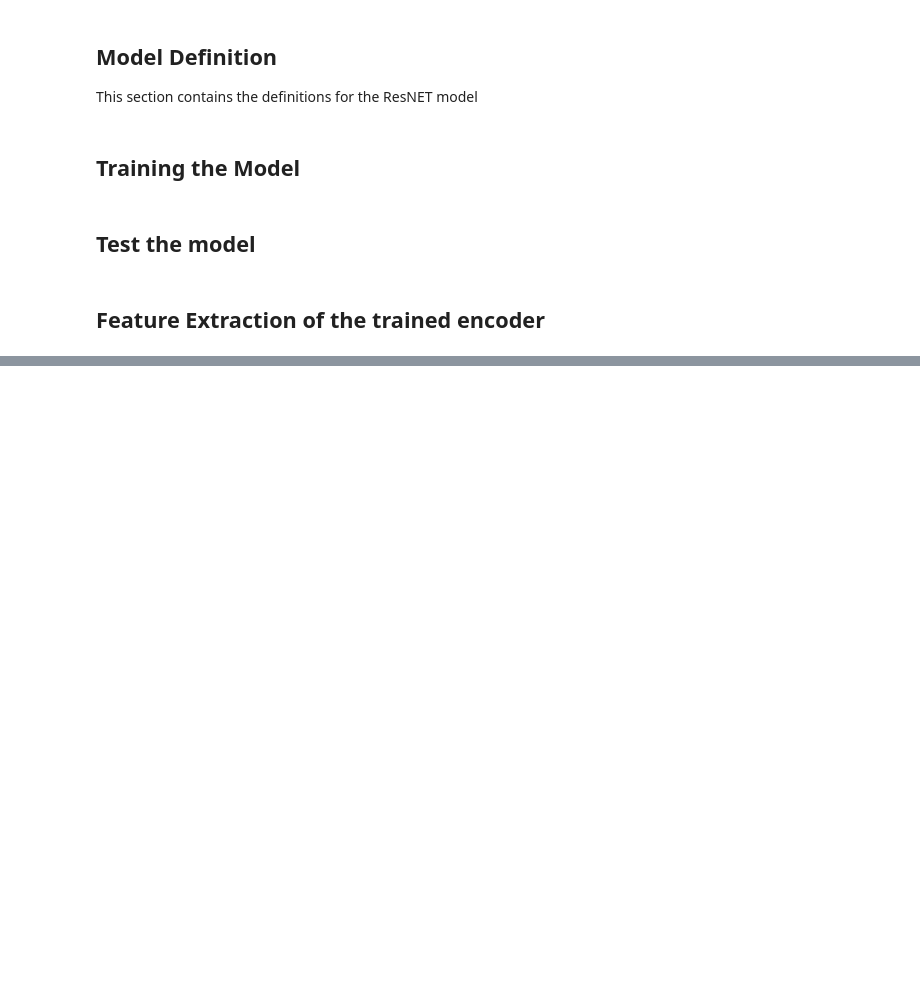
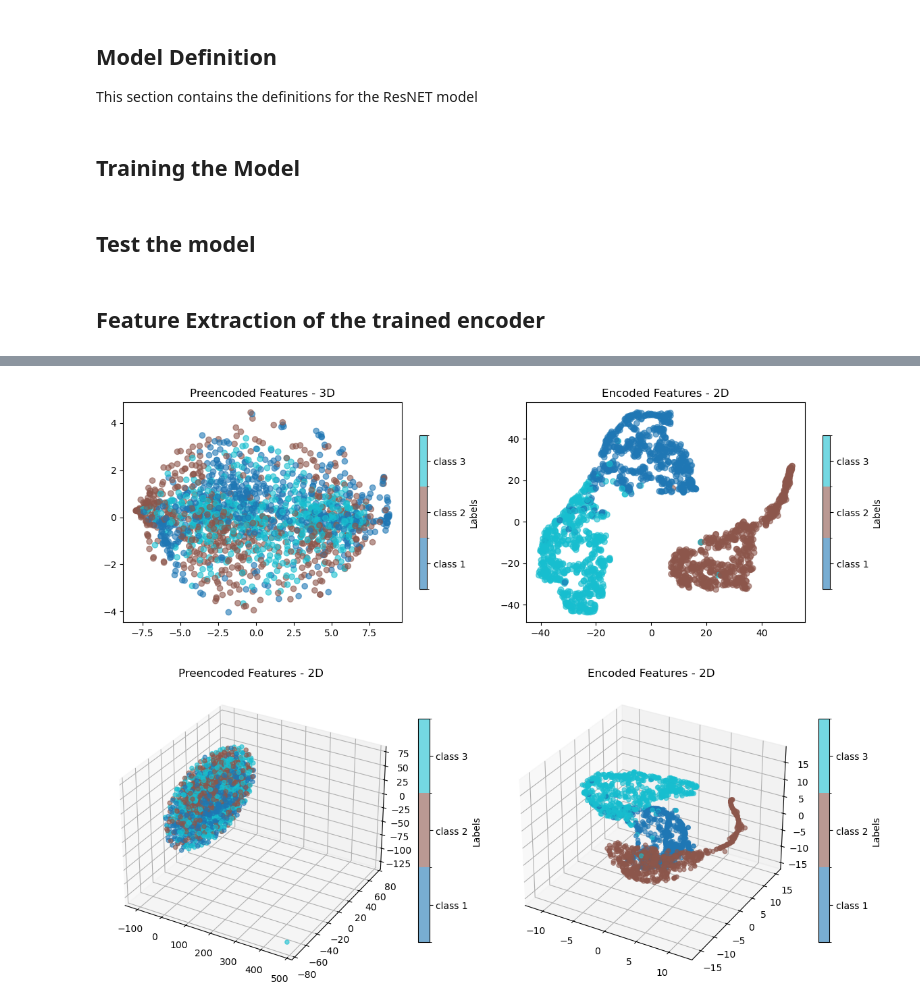
Before and after one commit to aymaneaaquil/COMP432-GroupD, a Jupyter notebook: resnet-34.ipynb, the cells around one changed output, grey strips where cells are left out. Saved outputs shown, nothing was run; the diff lists cells and outputs as text; code cells hidden in the pictures; blank space fills up the shorter version.

Commit message:
add graphs for visualizing original and encoded features using T-SNE

```diff
--- a/resnet-34.ipynb
+++ b/resnet-34.ipynb
@@ -353,0 +358,67 @@ KeyboardInterrupt:
+# %%
+def plot_tsne_2d(preencoded, encoded, labels, axes, label_tags=["class 1", "class 2", "class 3"]):
+    # Define a discrete colormap with boundaries based on unique labels
+    unique_labels = np.unique(labels)
+    cmap = plt.get_cmap('tab10', len(unique_labels))
+    norm = mcolors.BoundaryNorm(boundaries=np.arange(len(unique_labels) + 1) - 0.5, ncolors=len(unique_labels))
+
+    scatter1 = axes[0].scatter(preencoded[:, 0], preencoded[:, 1], c=labels, cmap=cmap, norm=norm, alpha=0.6)
+    axes[0].set_title(f'Preencoded Features - 3D')
+    cbar1 = fig.colorbar(scatter1, ax=axes[0], shrink=0.7, ticks=unique_labels)
+    cbar1.set_label('Labels')
+    cbar1.set_ticks(unique_labels)
+    cbar1.set_ticklabels(label_tags)
+
+
+    scatter2 = axes[1].scatter(encoded[:, 0], encoded[:, 1], c=labels, cmap=cmap, norm=norm, alpha=0.6)
+    axes[1].set_title(f'Encoded Features - 2D')
+    cbar2 = fig.colorbar(scatter2, ax=axes[1], shrink=0.7, ticks=unique_labels)
+    cbar2.set_label('Labels')
+    cbar2.set_ticks(unique_labels)
+    cbar2.set_ticklabels(label_tags)
+
+
+def plot_tsne_3d(preencoded, encoded, labels, label_tags=["class 1", "class 2", "class 3"]):
+    # Define a discrete colormap with boundaries based on unique labels
+    unique_labels = np.unique(labels)
+    cmap = plt.get_cmap('tab10', len(unique_labels))
+    norm = mcolors.BoundaryNorm(boundaries=np.arange(len(unique_labels) + 1) - 0.5, ncolors=len(unique_labels))
+
+    ax1 = fig.add_subplot(2, 2, 1, projection='3d')
+    scatter1 = ax1.scatter(preencoded[:, 0], preencoded[:, 1], preencoded[:, 2], c=labels, cmap=cmap, norm=norm, alpha=0.6)
+    ax1.set_title(f'Preencoded Features - 2D')
+    cbar1 = fig.colorbar(scatter1, ax=ax1, shrink=0.7, ticks=unique_labels)
+    cbar1.set_label('Labels')
+    cbar1.set_ticks(unique_labels)
+    cbar1.set_ticklabels(label_tags)
+
+    ax2 = fig.add_subplot(2, 2, 2, projection='3d')
+    scatter2 = ax2.scatter(encoded[:, 0], encoded[:, 1], encoded[:, 2], c=labels, cmap=cmap, norm=norm, alpha=0.6)
+    ax2.set_title(f'Encoded Features - 2D')
+    cbar2 = fig.colorbar(scatter2, ax=ax2, shrink=0.7, ticks=unique_labels)
+    cbar2.set_label('Labels')
+    cbar2.set_ticks(unique_labels)
+    cbar2.set_ticklabels(label_tags)
+
+
+# label_tags = ["MUS", "NORM", "STR"]
+
+# Plot side-by-side t-SNE visualizations
+fig, axs = plt.subplots(1, 2, figsize=(12, 4))
+plot_tsne_2d(preencoded_tsne_2d, encoded_tsne_2d, labels_list, axs)
+
+plt.subplots_adjust(wspace=0.3, hspace=0.3)
+
+plt.tight_layout()
+plt.show()
+
+fig = plt.figure(figsize=(12, 10))
+plot_tsne_3d(preencoded_tsne_3d, encoded_tsne_3d, labels_list)
+
+plt.subplots_adjust(wspace=0.3, hspace=0.3)
+
+plt.tight_layout()
+plt.show()
+# %% [output]
+[figure, added]
+[figure, added]
```
Also changed, not shown: parts of 1 cell of this notebook.
